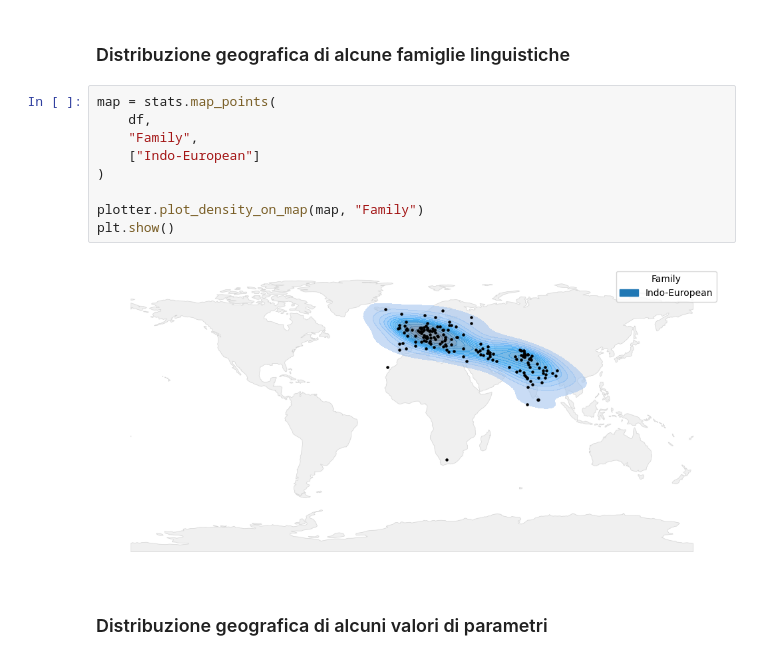
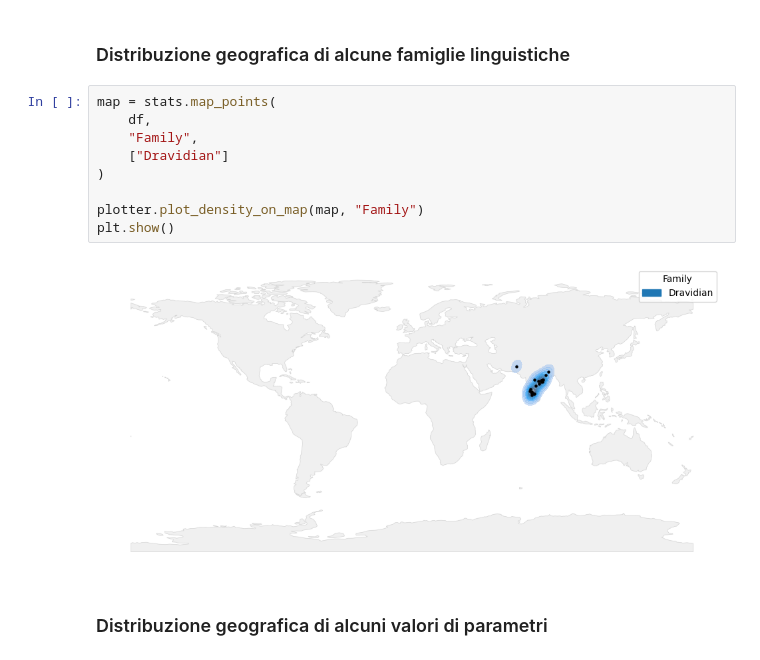
Before and after one commit to FedeBrus/Progetto1FAS, a Jupyter notebook: notebooks/Part3.ipynb, the cells around one changed output. Drawn from its saved outputs; the diff is of its cells as text.

```diff
--- a/notebooks/Part3.ipynb
+++ b/notebooks/Part3.ipynb
@@ -21,14 +21,14 @@ except FileNotFoundError as e:
 # %%
 map = stats.map_points(
     df,
     "Family",
-    ["Indo-European"]
+    ["Dravidian"]
 )
 
 plotter.plot_density_on_map(map, "Family")
 plt.show()
 # %% [output]
-[figure, old version]
+[figure, new version]
 # %% [markdown]
 ### Distribuzione geografica di alcuni valori di parametri
 # %%
```
Also changed, not shown: parts of 2 cells of this notebook, 3 other files.
